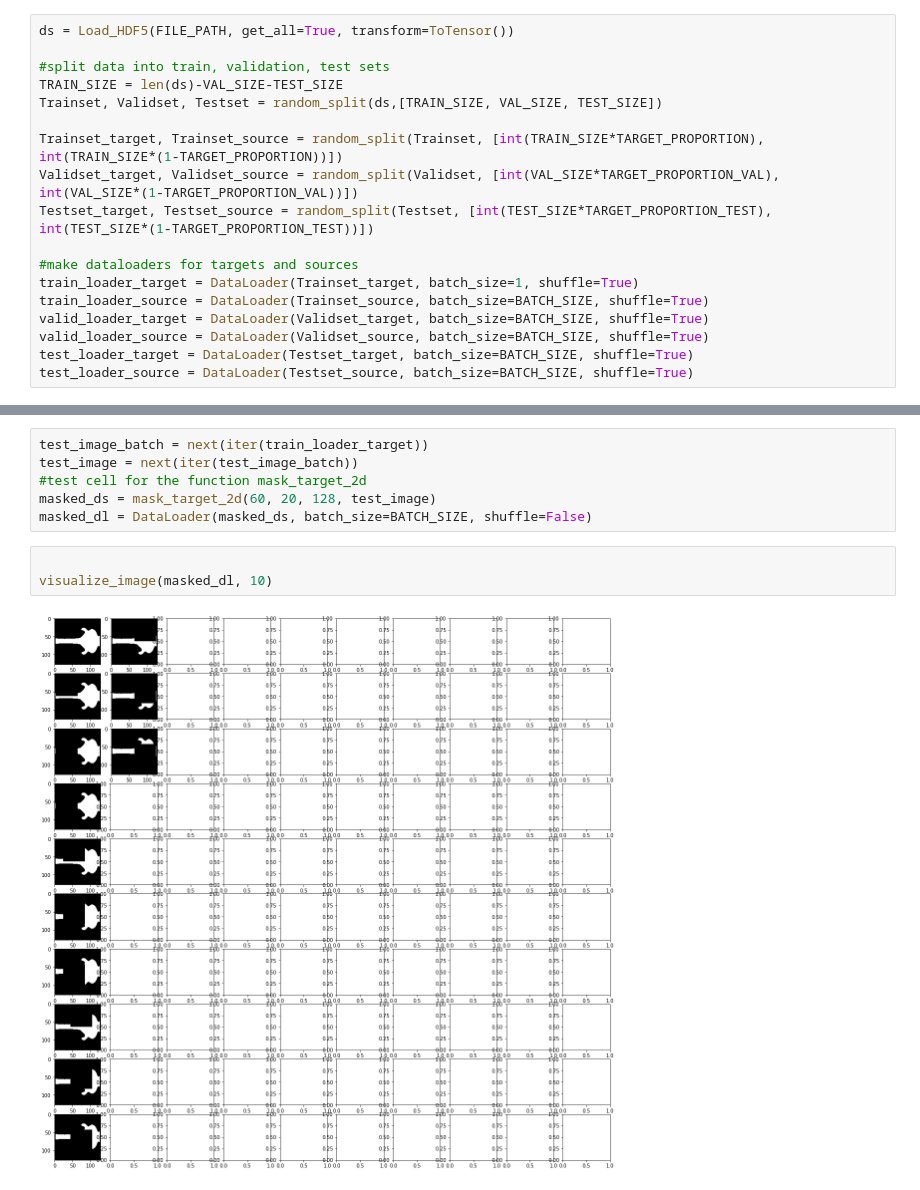
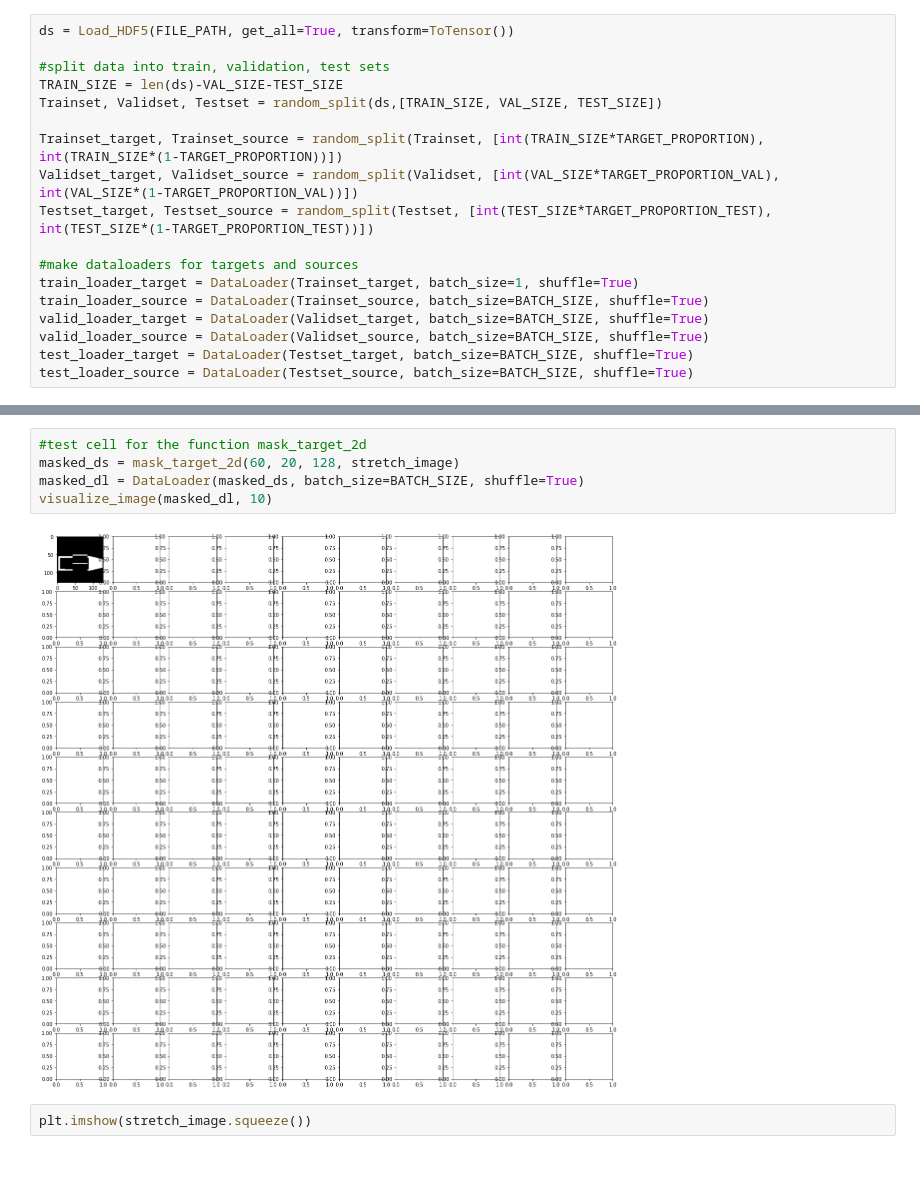
Before and after one commit to hywkim-private/ALIGNet, a Jupyter notebook: ALIGNet.ipynb, the cells around one changed output, grey strips where cells are left out. Cells and saved outputs as stored; diff of their text form.

```diff
--- a/ALIGNet.ipynb
+++ b/ALIGNet.ipynb
@@ -175,12 +375,10 @@ def mask_target_2d(mask_size, stride, target_size, target_image):
 # %%
-test_image_batch = next(iter(train_loader_target))
-test_image = next(iter(test_image_batch))
 #test cell for the function mask_target_2d
-masked_ds = mask_target_2d(60, 20, 128, test_image)
-masked_dl = DataLoader(masked_ds, batch_size=BATCH_SIZE, shuffle=False)
+masked_ds = mask_target_2d(60, 20, 128, stretch_image)
+masked_dl = DataLoader(masked_ds, batch_size=BATCH_SIZE, shuffle=True)
+visualize_image(masked_dl, 10)
+# %% [output]
+[figure, added]
-# %%
-
-visualize_image(masked_dl, 10)
-# %% [output]
-[figure, removed]
+# %%
+plt.imshow(stretch_image.squeeze())
 # %%
```
Also changed, not shown: parts of 22 cells of this notebook.
